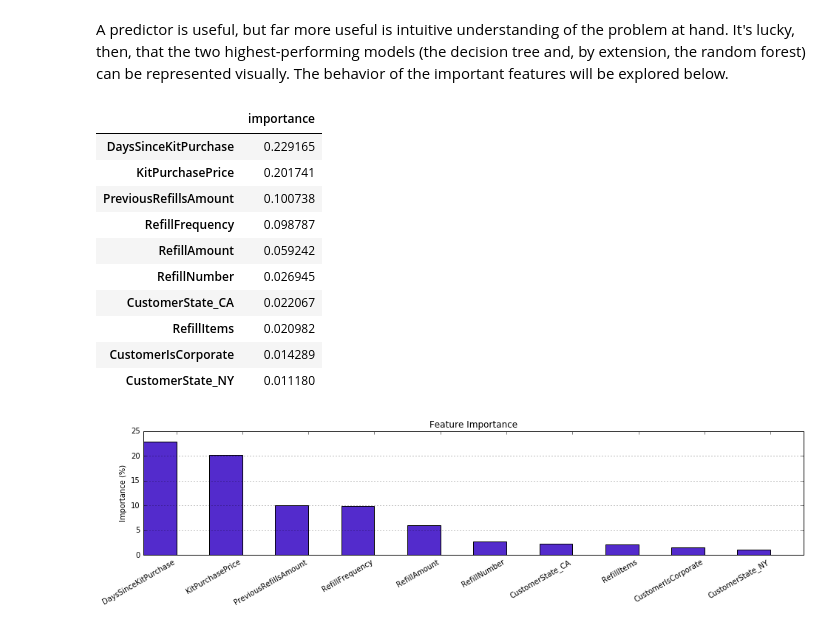
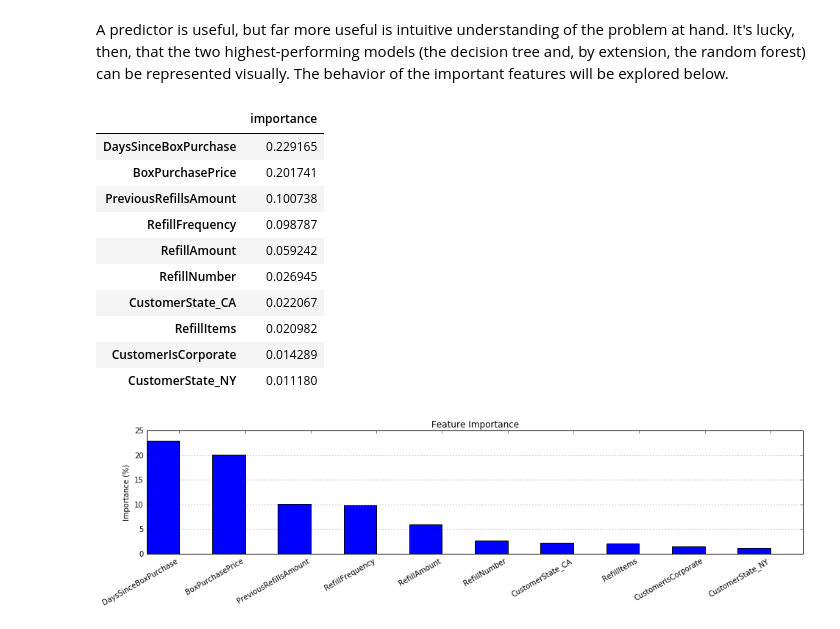
Before and after one commit to sjawhar/udacity-mlnd-capstone, a Jupyter notebook: Customer Cancellation Predictor.ipynb, the cells around one changed output. Cells and saved outputs as stored; diff of their text form; code cells hidden in the pictures.

```diff
--- a/Customer Cancellation Predictor.ipynb
+++ b/Customer Cancellation Predictor.ipynb
@@ -52,8 +52,8 @@ from IPython.display import display
 refill_data = pd.read_csv('refill_data.csv')
 category_columns = [
     'AdvancedNotified',
-    'KitType',
-    'KitDistributionChannel',
+    'BoxType',
+    'BoxDistributionChannel',
     'CustomerIsCorporate',
     'CustomerState',
     'ServiceLevelChange'
@@ -448,33 +448,33 @@ A predictor is useful, but far more useful is intuitive understanding of the pro
 # %%
 relevance = pd.DataFrame([clf.feature_importances_], index=['importance'], columns = X_train.columns)
 relevance = relevance[relevance > 0.01].dropna(axis=1).transpose().sort_values('importance', ascending = False)
 display(relevance)
 
 relevance_data = relevance['importance'] * 100
 N = len(relevance_data)
 index = np.arange(N)
 width = 0.5
 
 plt.figure(figsize=(16,3))
-plt.bar(index, relevance_data, width, color='#532bcc')
+plt.bar(index, relevance_data, width)
 plt.xticks(index + width, relevance.index, rotation=30, ha='right')
 plt.ylabel('Importance (%)')
 plt.title('Feature Importance')
 plt.grid(which='major', axis='y')
 plt.show()
 # %% [output]
 |  | importance |
-| DaysSinceKitPurchase | 0.229165 |
-| KitPurchasePrice | 0.201741 |
+| DaysSinceBoxPurchase | 0.229165 |
+| BoxPurchasePrice | 0.201741 |
 | PreviousRefillsAmount | 0.100738 |
 | RefillFrequency | 0.098787 |
 | RefillAmount | 0.059242 |
 | RefillNumber | 0.026945 |
 | CustomerState_CA | 0.022067 |
 | RefillItems | 0.020982 |
 | CustomerIsCorporate | 0.014289 |
 | CustomerState_NY | 0.011180 |
-[figure, old version]
+[figure, new version]
 # %%
 from sklearn.externals.six import StringIO
 from IPython.display import Image
```
Also changed, not shown: parts of 12 cells of this notebook, 17 other files.
